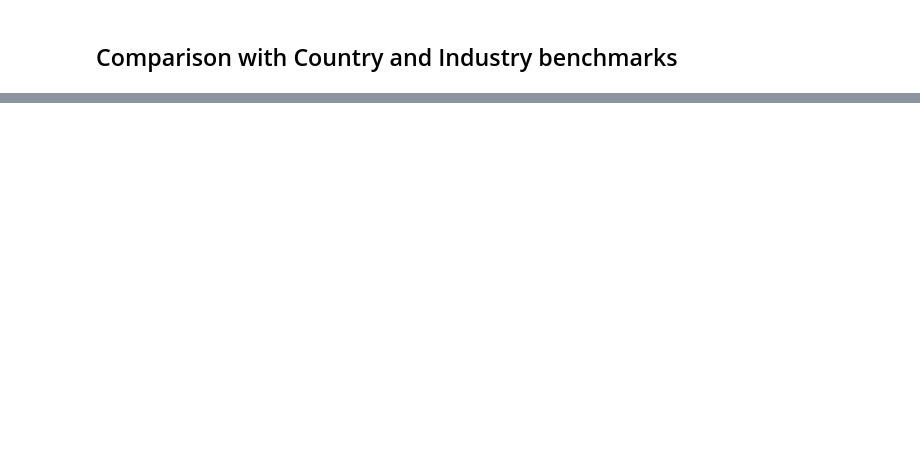
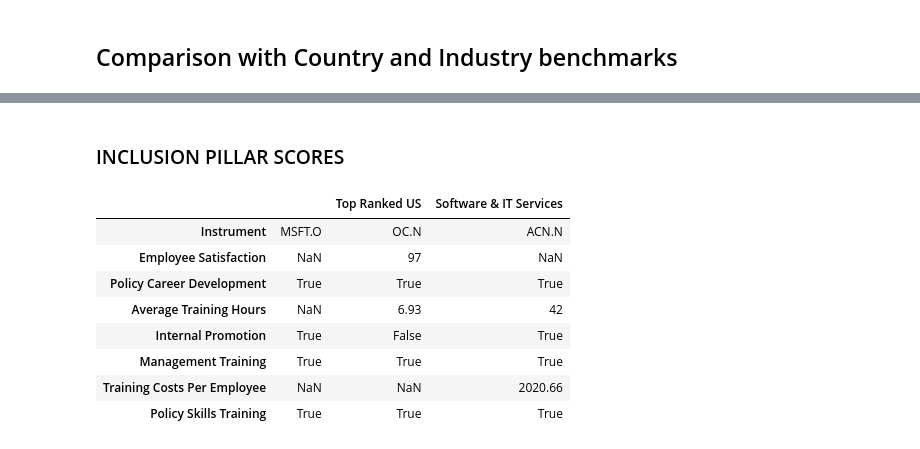
Before and after one commit to LSEG-API-Samples/Example.EikonAPI.Python.DiversityAndInclusion, a Jupyter notebook: Diversity and Inclusion.ipynb, the cells around one changed output, grey strips where cells are left out. Saved outputs shown, nothing was run; the diff lists cells and outputs as text; code cells hidden in the pictures; blank space fills up the shorter version.

```diff
--- a/Diversity and Inclusion.ipynb
+++ b/Diversity and Inclusion.ipynb
@@ -109,0 +131,18 @@ fig.show()
+# %%
+iFields = ['TR.EmployeeSatisfaction(IncludePartialYear=False)', 'TR.PolicyCareerDevelopment', 'TR.AvgTrainingHours', 'TR.InternalPromotion', 'TR.MgtTraining', 'TR.AnalyticTrainingCosts', 'TR.PolicySkillsTraining']
+idata, err = ek.get_data(instruments = [symbol, bestInCountry, bestInIndustry], fields = iFields)
+compare = idata.transpose()
+compare.columns = ['', 'Top Ranked {}'.format(inst['CountryCode']), inst['IndustryGroup']]
+display(Markdown('### INCLUSION PILLAR SCORES'))
+display(compare)
+# %% [output]
+### INCLUSION PILLAR SCORES
+|  |  | Top Ranked US | Software & IT Services |
+| Instrument | MSFT.O | OC.N | ACN.N |
+| Employee Satisfaction | NaN | 97 | NaN |
+| Policy Career Development | True | True | True |
+| Average Training Hours | NaN | 6.93 | 42 |
+| Internal Promotion | True | False | True |
+| Management Training | True | True | True |
+| Training Costs Per Employee | NaN | NaN | 2020.66 |
+| Policy Skills Training | True | True | True |
```
Also changed, not shown: parts of 8 cells of this notebook.
